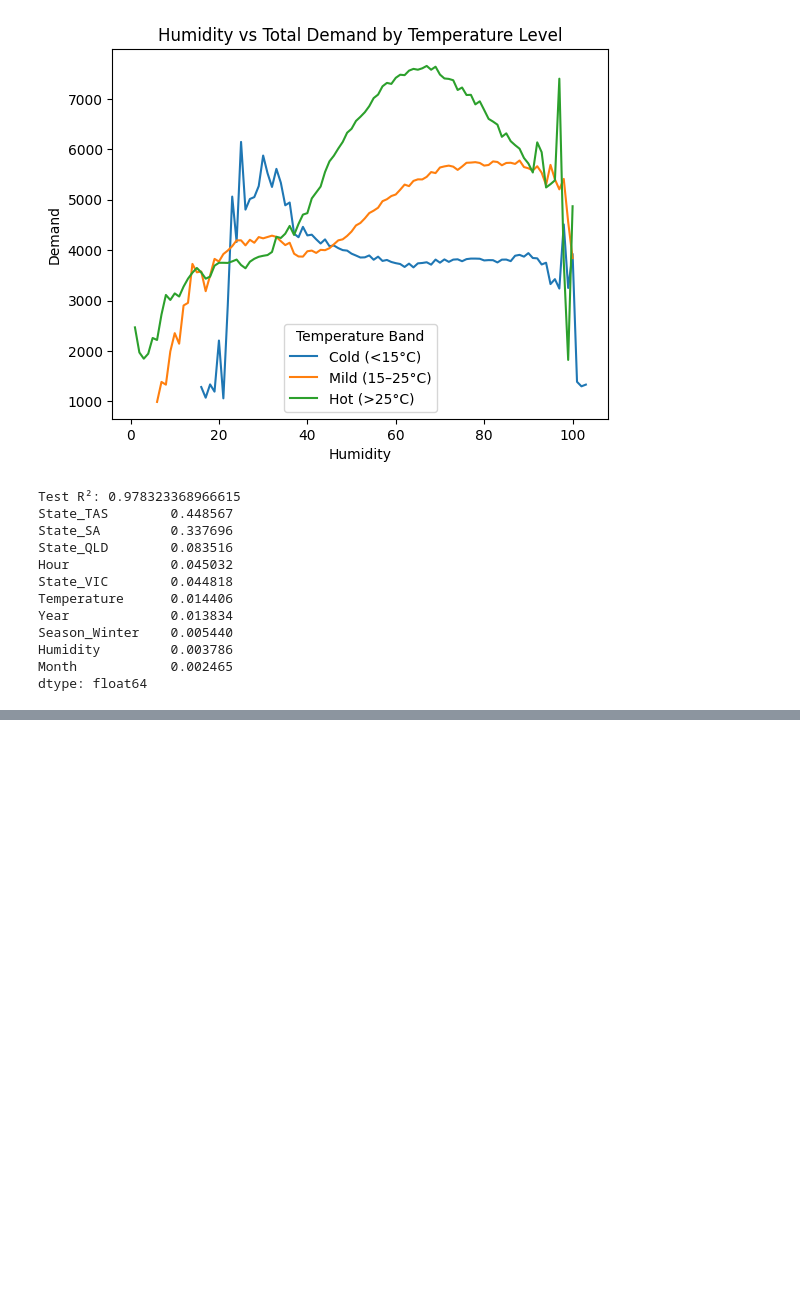
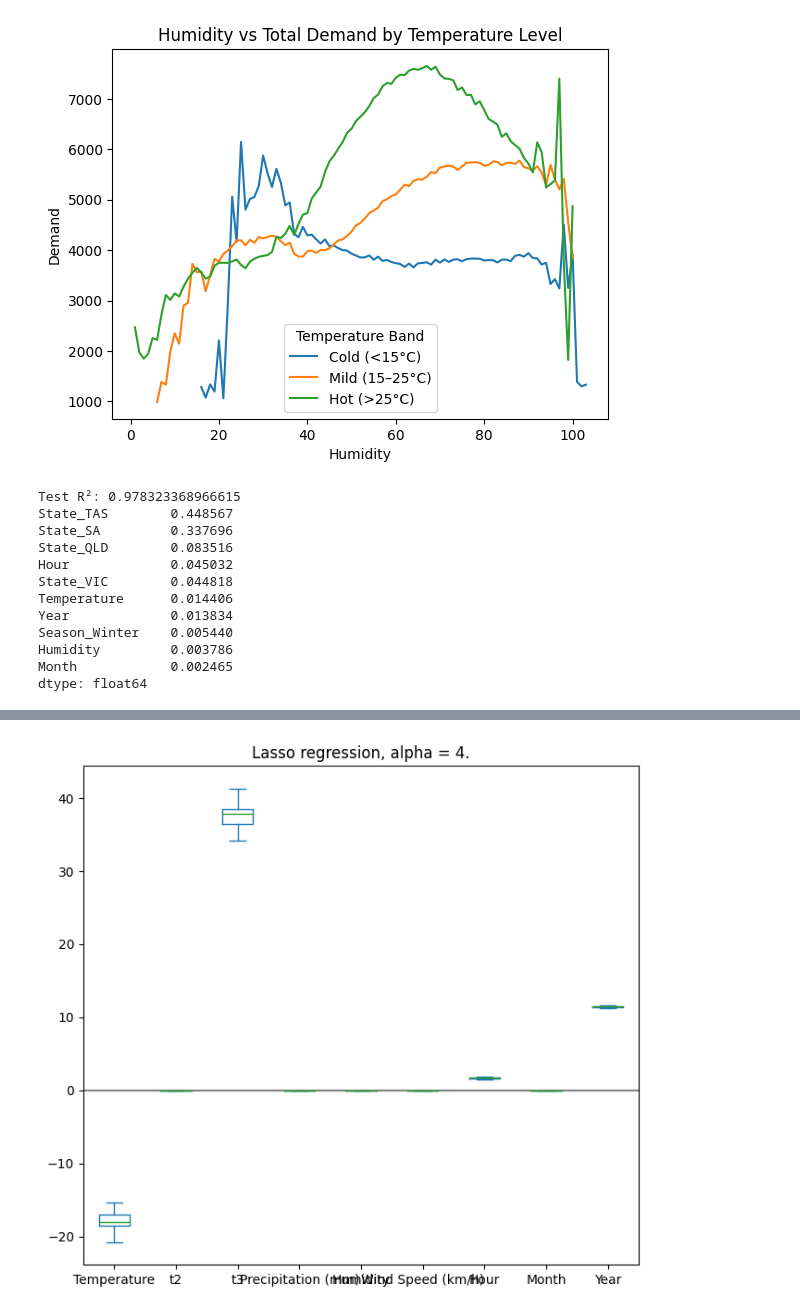
Before and after one commit to harjask-7/ADS1002-project, a Jupyter notebook: notebooks/jiehni/eda_humidity_demand.ipynb, the cells around one changed output, grey strips where cells are left out. Saved outputs shown, nothing was run; the diff lists cells and outputs as text; code cells hidden in the pictures; blank space fills up the shorter version.

```diff
--- a/notebooks/jiehni/eda_humidity_demand.ipynb
+++ b/notebooks/jiehni/eda_humidity_demand.ipynb
@@ -380,0 +363,23 @@ plt.show()
+# %%
+from sklearn.model_selection import cross_validate, RepeatedKFold
+
+# cross_validate takes the particular model, in this case lasso regularisation
+# and undertakes a number of runs according the method specified by cv=
+# RepeatedKFold splits the data into n sections and repeat the regression modelling 5 times, giving 25 runs
+# return_estimator=True returns the fitting data for each run
+scores = cross_validate(
+    Lasso(alpha = 4.), nX, y,
+    cv=RepeatedKFold(n_splits = 5, n_repeats = 5),
+    return_estimator = True
+)
+# Take the results for each simulation (estimator), extract the coefficients for each run
+# and add them to a dataframe with columns being the feature names
+coefs = pd.DataFrame([est.coef_ for est in scores['estimator']], columns = features)
+
+# plot the descriptive statics of the coefficients in a box and whisker plot to show variability
+ax = coefs.plot(kind='box', figsize = (10,7))
+plt.title('Lasso regression, alpha = 4.')
+plt.axhline(y=0, color='.5')
+plt.subplots_adjust(left=.3)
+# %% [output]
+[figure, added]
```
Also changed, not shown: parts of 7 cells of this notebook.
